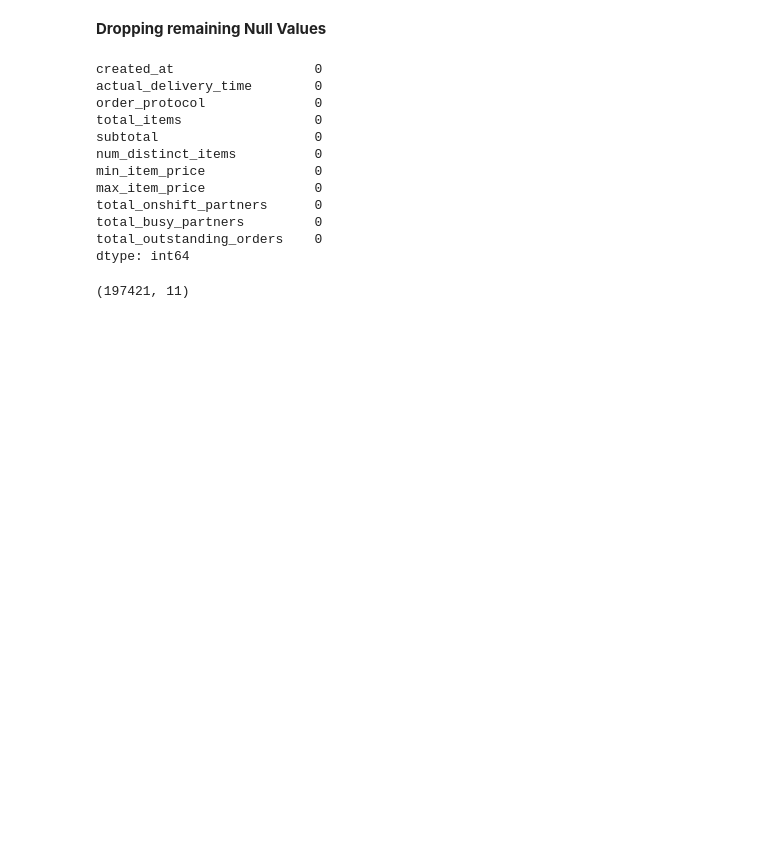
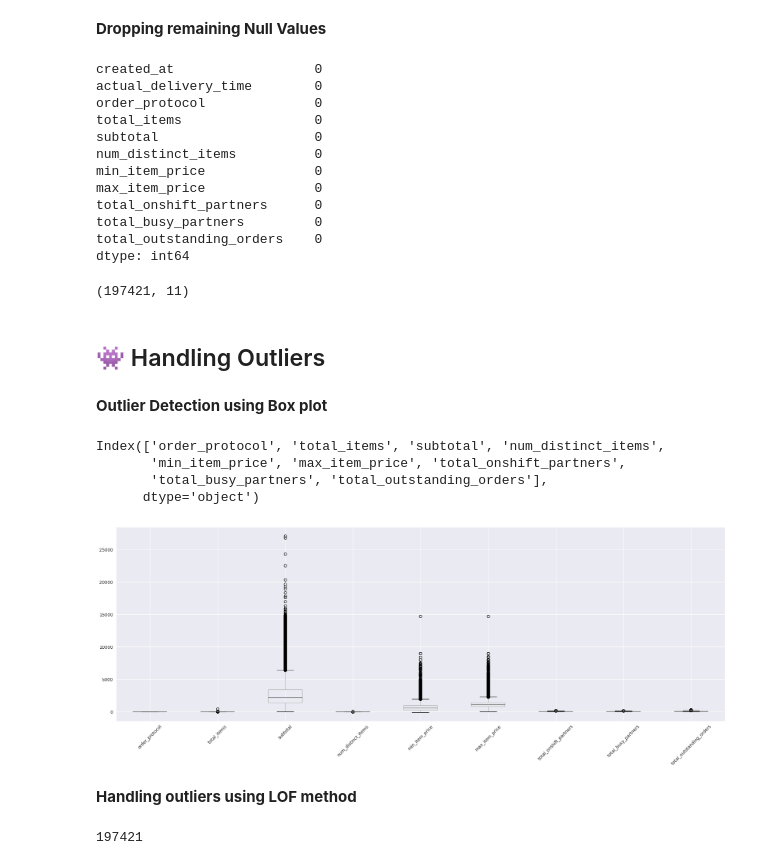
Before and after one commit to RahulHipparkar/Porter-NN-Regression, a Jupyter notebook: porter-nn-regression.ipynb, the cells around one changed output. Cells and saved outputs as stored; diff of their text form; code cells hidden in the pictures; blank space fills up the shorter version.

```diff
--- a/porter-nn-regression.ipynb
+++ b/porter-nn-regression.ipynb
@@ -391,3 +391,27 @@ dtype: int64
 df.shape
 # %% [output]
 (197421, 11)
+# %% [markdown]
+## 👾 Handling Outliers
+# %% [markdown]
+**Outlier Detection using Box plot**
+# %%
+num_cols = df.select_dtypes(include='number').columns
+num_cols
+# %% [output]
+Index(['order_protocol', 'total_items', 'subtotal', 'num_distinct_items',
+       'min_item_price', 'max_item_price', 'total_onshift_partners',
+       'total_busy_partners', 'total_outstanding_orders'],
+      dtype='object')
+# %%
+df[num_cols].boxplot(rot=45,figsize=(25,8))
+plt.show()
+# %% [output]
+[figure, added]
+# %% [markdown]
+**Handling outliers using LOF method**
+# %%
+len_before = len(df)
+len_before
+# %% [output]
+197421
```
Also changed, not shown: parts of 10 cells of this notebook.
